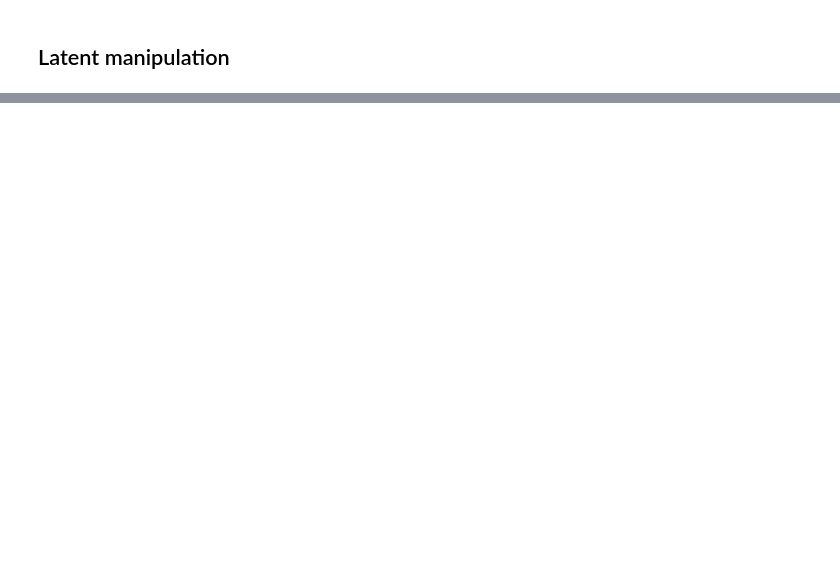
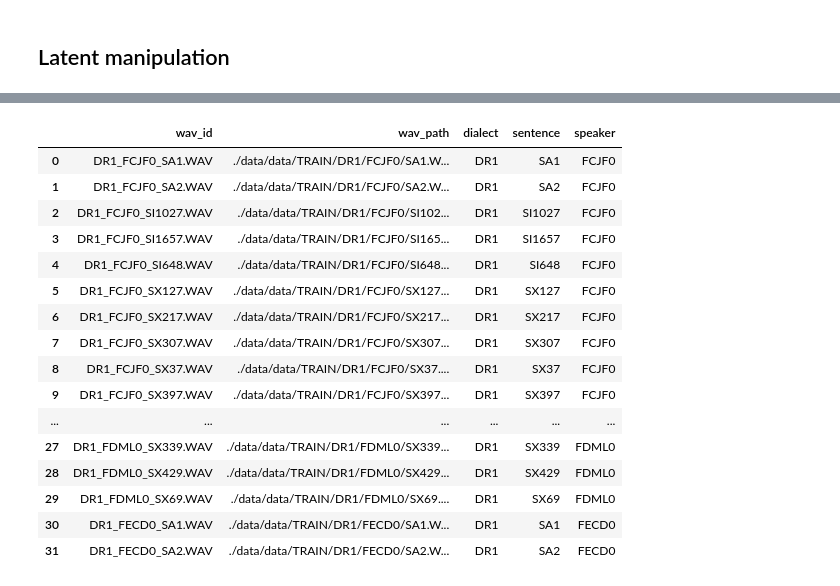
Before and after one commit to nvnhat95/analyze-speech-models, a Jupyter notebook: debug.ipynb, the cells around one changed output, grey strips where cells are left out. Cells and saved outputs as stored; diff of their text form; code cells hidden in the pictures; blank space fills up the shorter version.

```diff
--- a/debug.ipynb
+++ b/debug.ipynb
@@ -909,0 +909,20 @@ tensor(0.1313, device='cuda:0', grad_fn=<MeanBackward0>)
+# %%
+df[:32]
+# %% [output]
+|  | wav_id | wav_path | dialect | sentence | speaker |
+| 0 | DR1_FCJF0_SA1.WAV | ./data/data/TRAIN/DR1/FCJF0/SA1.W... | DR1 | SA1 | FCJF0 |
+| 1 | DR1_FCJF0_SA2.WAV | ./data/data/TRAIN/DR1/FCJF0/SA2.W... | DR1 | SA2 | FCJF0 |
+| 2 | DR1_FCJF0_SI1027.WAV | ./data/data/TRAIN/DR1/FCJF0/SI102... | DR1 | SI1027 | FCJF0 |
+| 3 | DR1_FCJF0_SI1657.WAV | ./data/data/TRAIN/DR1/FCJF0/SI165... | DR1 | SI1657 | FCJF0 |
+| 4 | DR1_FCJF0_SI648.WAV | ./data/data/TRAIN/DR1/FCJF0/SI648... | DR1 | SI648 | FCJF0 |
+| 5 | DR1_FCJF0_SX127.WAV | ./data/data/TRAIN/DR1/FCJF0/SX127... | DR1 | SX127 | FCJF0 |
+| 6 | DR1_FCJF0_SX217.WAV | ./data/data/TRAIN/DR1/FCJF0/SX217... | DR1 | SX217 | FCJF0 |
+| 7 | DR1_FCJF0_SX307.WAV | ./data/data/TRAIN/DR1/FCJF0/SX307... | DR1 | SX307 | FCJF0 |
+| 8 | DR1_FCJF0_SX37.WAV | ./data/data/TRAIN/DR1/FCJF0/SX37.... | DR1 | SX37 | FCJF0 |
+| 9 | DR1_FCJF0_SX397.WAV | ./data/data/TRAIN/DR1/FCJF0/SX397... | DR1 | SX397 | FCJF0 |
+| ... | ... | ... | ... | ... | ... |
+| 27 | DR1_FDML0_SX339.WAV | ./data/data/TRAIN/DR1/FDML0/SX339... | DR1 | SX339 | FDML0 |
+| 28 | DR1_FDML0_SX429.WAV | ./data/data/TRAIN/DR1/FDML0/SX429... | DR1 | SX429 | FDML0 |
+| 29 | DR1_FDML0_SX69.WAV | ./data/data/TRAIN/DR1/FDML0/SX69.... | DR1 | SX69 | FDML0 |
+| 30 | DR1_FECD0_SA1.WAV | ./data/data/TRAIN/DR1/FECD0/SA1.W... | DR1 | SA1 | FECD0 |
+| 31 | DR1_FECD0_SA2.WAV | ./data/data/TRAIN/DR1/FECD0/SA2.W... | DR1 | SA2 | FECD0 |
```
Also changed, not shown: parts of 127 cells of this notebook, 8 other files.
